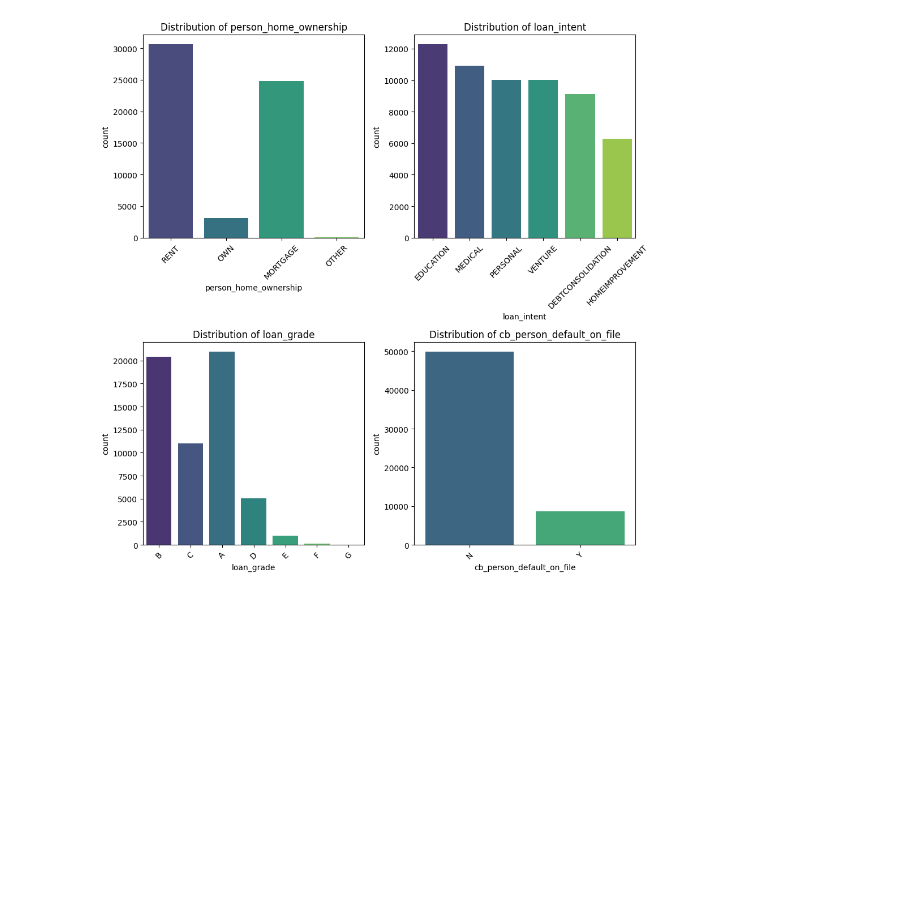
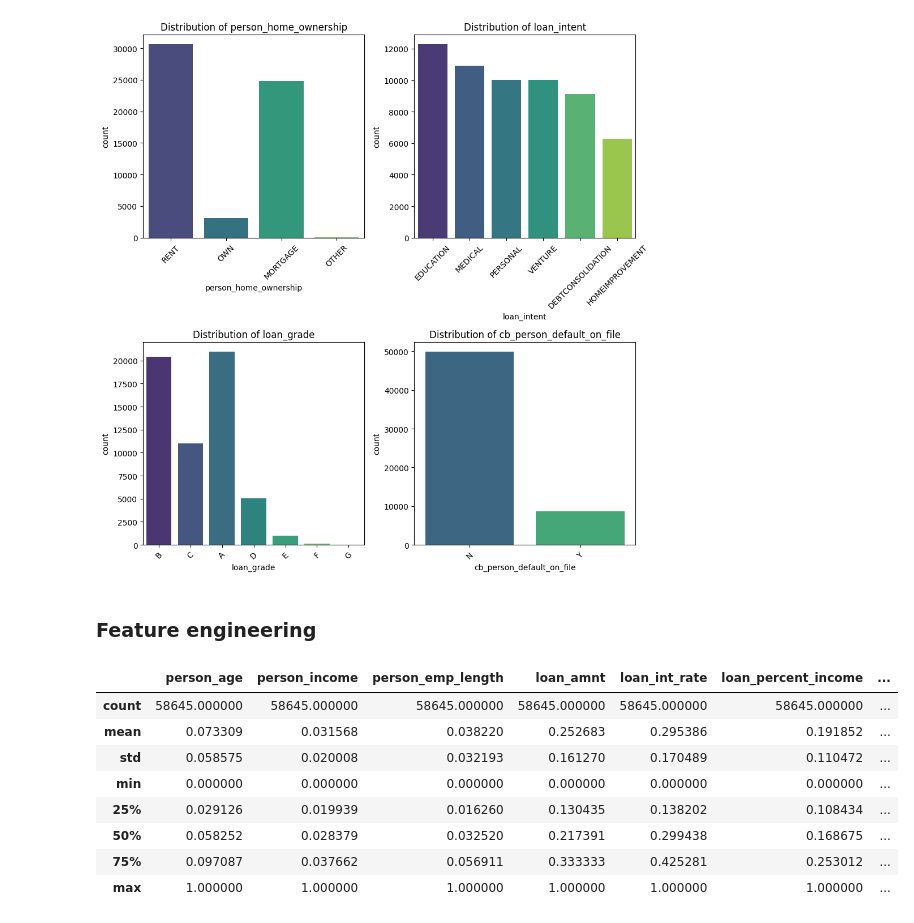
Before and after one commit to slimane-el/loan_approval, a Jupyter notebook: notebook_loan_approval.ipynb, the cells around one changed output. Drawn from its saved outputs; the diff is of its cells as text; code cells hidden in the pictures; blank space fills up the shorter version.

```diff
--- a/notebook_loan_approval.ipynb
+++ b/notebook_loan_approval.ipynb
@@ -177,3 +154,5 @@ Passing `palette` without assigning `hue` is deprecated and will be removed in v
 
   sns.countplot(x=df_train[col], palette="viridis")
 [figure]
+# %% [markdown]
+### Feature engineering
@@ -179,0 +162,20 @@ Passing `palette` without assigning `hue` is deprecated and will be removed in v
+# %%
+X = df_train.drop(columns=['id','loan_status'])
+y = df_train['loan_status']
+
+cols_to_scale = X.select_dtypes(['int64', 'float64']).columns
+
+scaler = MinMaxScaler()
+
+X[cols_to_scale] = scaler.fit_transform(X[cols_to_scale])
+X.describe()
+# %% [output]
+|  | person_age | person_income | person_emp_length | loan_amnt | loan_int_rate | loan_percent_income | ... |
+| count | 58645.000000 | 58645.000000 | 58645.000000 | 58645.000000 | 58645.000000 | 58645.000000 | ... |
+| mean | 0.073309 | 0.031568 | 0.038220 | 0.252683 | 0.295386 | 0.191852 | ... |
+| std | 0.058575 | 0.020008 | 0.032193 | 0.161270 | 0.170489 | 0.110472 | ... |
+| min | 0.000000 | 0.000000 | 0.000000 | 0.000000 | 0.000000 | 0.000000 | ... |
+| 25% | 0.029126 | 0.019939 | 0.016260 | 0.130435 | 0.138202 | 0.108434 | ... |
+| 50% | 0.058252 | 0.028379 | 0.032520 | 0.217391 | 0.299438 | 0.168675 | ... |
+| 75% | 0.097087 | 0.037662 | 0.056911 | 0.333333 | 0.425281 | 0.253012 | ... |
+| max | 1.000000 | 1.000000 | 1.000000 | 1.000000 | 1.000000 | 1.000000 | ... |
```
Also changed, not shown: parts of 6 cells of this notebook.
